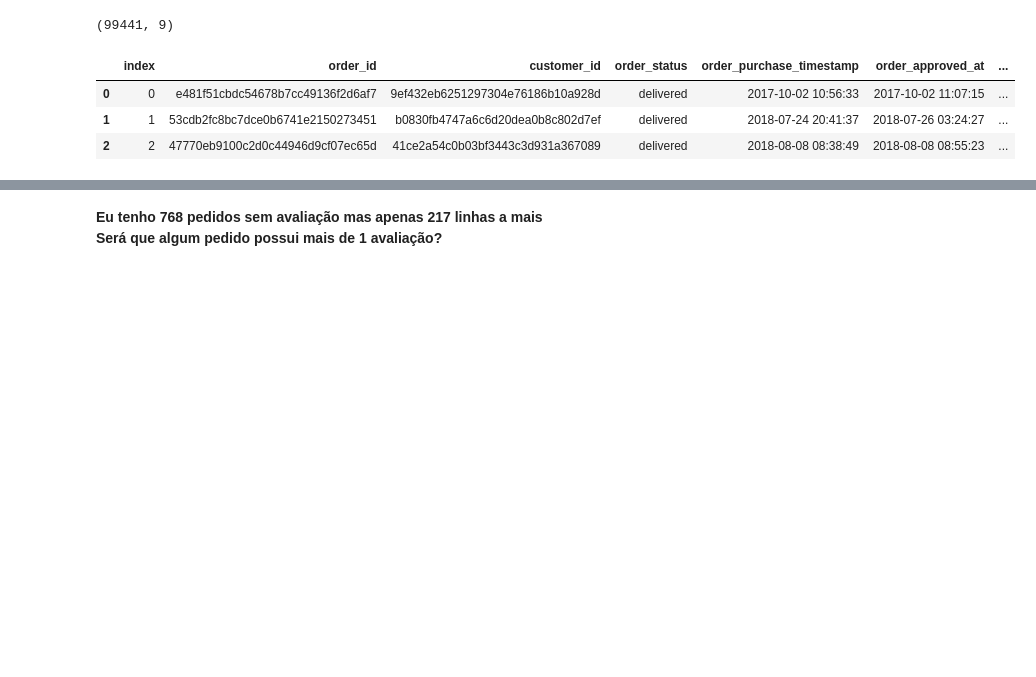
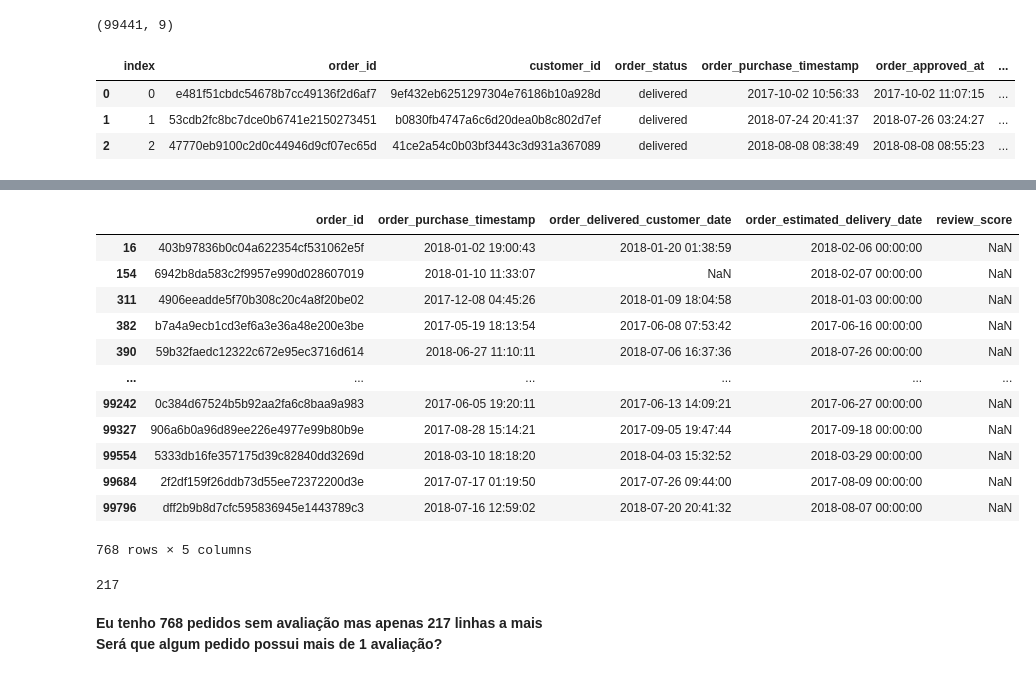
Before and after one commit to PauloViniciusR/SQL, a Jupyter notebook: Storytelling_sql/notebook/avaliacao.ipynb, the cells around one changed output, grey strips where cells are left out. Drawn from its saved outputs; the diff is of its cells as text; code cells hidden in the pictures; blank space fills up the shorter version.

```diff
--- a/Storytelling_sql/notebook/avaliacao.ipynb
+++ b/Storytelling_sql/notebook/avaliacao.ipynb
@@ -93,7 +97,25 @@ avaliacao_ordem = executa_consulta('SELECT * FROM orders o \
 # %%
 # Todos os pedidos possuem avaliação?
+avaliacao_ordem[avaliacao_ordem.review_score.isnull()]
+# %% [output]
+|  | order_id | order_purchase_timestamp | order_delivered_customer_date | order_estimated_delivery_date | review_score |
+| 16 | 403b97836b0c04a622354cf531062e5f | 2018-01-02 19:00:43 | 2018-01-20 01:38:59 | 2018-02-06 00:00:00 | NaN |
+| 154 | 6942b8da583c2f9957e990d028607019 | 2018-01-10 11:33:07 | NaN | 2018-02-07 00:00:00 | NaN |
+| 311 | 4906eeadde5f70b308c20c4a8f20be02 | 2017-12-08 04:45:26 | 2018-01-09 18:04:58 | 2018-01-03 00:00:00 | NaN |
+| 382 | b7a4a9ecb1cd3ef6a3e36a48e200e3be | 2017-05-19 18:13:54 | 2017-06-08 07:53:42 | 2017-06-16 00:00:00 | NaN |
+| 390 | 59b32faedc12322c672e95ec3716d614 | 2018-06-27 11:10:11 | 2018-07-06 16:37:36 | 2018-07-26 00:00:00 | NaN |
+| ... | ... | ... | ... | ... | ... |
+| 99242 | 0c384d67524b5b92aa2fa6c8baa9a983 | 2017-06-05 19:20:11 | 2017-06-13 14:09:21 | 2017-06-27 00:00:00 | NaN |
+| 99327 | 906a6b0a96d89ee226e4977e99b80b9e | 2017-08-28 15:14:21 | 2017-09-05 19:47:44 | 2017-09-18 00:00:00 | NaN |
+| 99554 | 5333db16fe357175d39c82840dd3269d | 2018-03-10 18:18:20 | 2018-04-03 15:32:52 | 2018-03-29 00:00:00 | NaN |
+| 99684 | 2f2df159f26ddb73d55ee72372200d3e | 2017-07-17 01:19:50 | 2017-07-26 09:44:00 | 2017-08-09 00:00:00 | NaN |
+| 99796 | dff2b9b8d7cfc595836945e1443789c3 | 2018-07-16 12:59:02 | 2018-07-20 20:41:32 | 2018-08-07 00:00:00 | NaN |
+768 rows × 5 columns
 # %%
 # Verificando a diferença entre as duas tabelas
+pedidos.shape[0] - avaliacoes.shape[0]
+# %% [output]
+217
 # %% [markdown]
 **Eu tenho 768 pedidos sem avaliação mas apenas 217 linhas a mais**<br>
 **Será que algum pedido possui mais de 1 avaliação?**<br>
```
Also changed, not shown: parts of 5 cells of this notebook, 1 other file.
